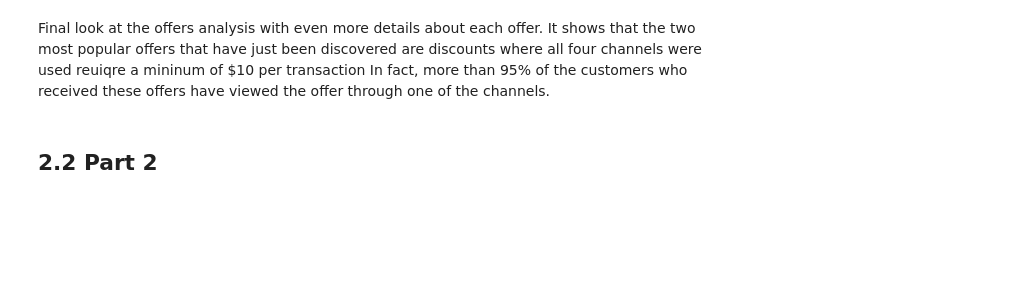
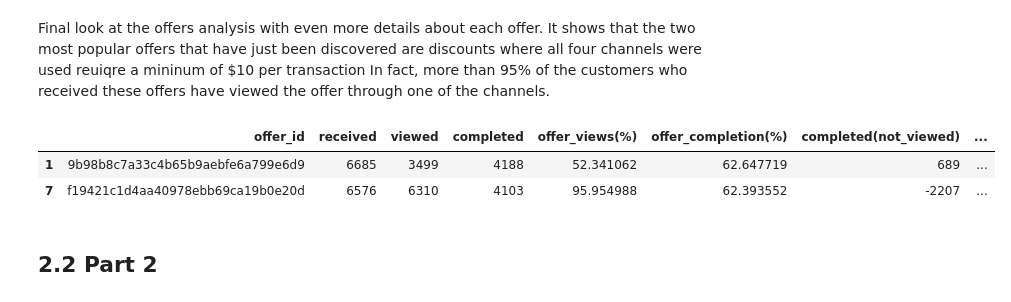
Before and after one commit to salitr/starbucks_offers_analysis, a Jupyter notebook: Starbucks_Capstone_notebook.ipynb, the cells around one changed output. Cells and saved outputs as stored; diff of their text form; code cells hidden in the pictures; blank space fills up the shorter version.

```diff
--- a/Starbucks_Capstone_notebook.ipynb
+++ b/Starbucks_Capstone_notebook.ipynb
@@ -1063,6 +1063,12 @@ offers_comparsion
 | 7 | f19421c1d4aa40978ebb69ca19b0e20d | 6576 | 6310 | 4103 | 95.954988 | 62.393552 | -2207 | ... |
 # %% [markdown]
 Final look at the offers analysis with even more details about each offer. It shows that the two most popular offers that have just been discovered are discounts  where all four channels were used reuiqre a mininum of $10 per transaction In fact, more than 95% of the customers who received these offers have viewed the offer through one of the channels.
+# %%
+offers_comparsion.sample(2)
+# %% [output]
+|  | offer_id | received | viewed | completed | offer_views(%) | offer_completion(%) | completed(not_viewed) | ... |
+| 1 | 9b98b8c7a33c4b65b9aebfe6a799e6d9 | 6685 | 3499 | 4188 | 52.341062 | 62.647719 | 689 | ... |
+| 7 | f19421c1d4aa40978ebb69ca19b0e20d | 6576 | 6310 | 4103 | 95.954988 | 62.393552 | -2207 | ... |
 # %% [markdown]
 ## 2.2 Part 2
 # %%
```
Also changed, not shown: parts of 9 cells of this notebook.
